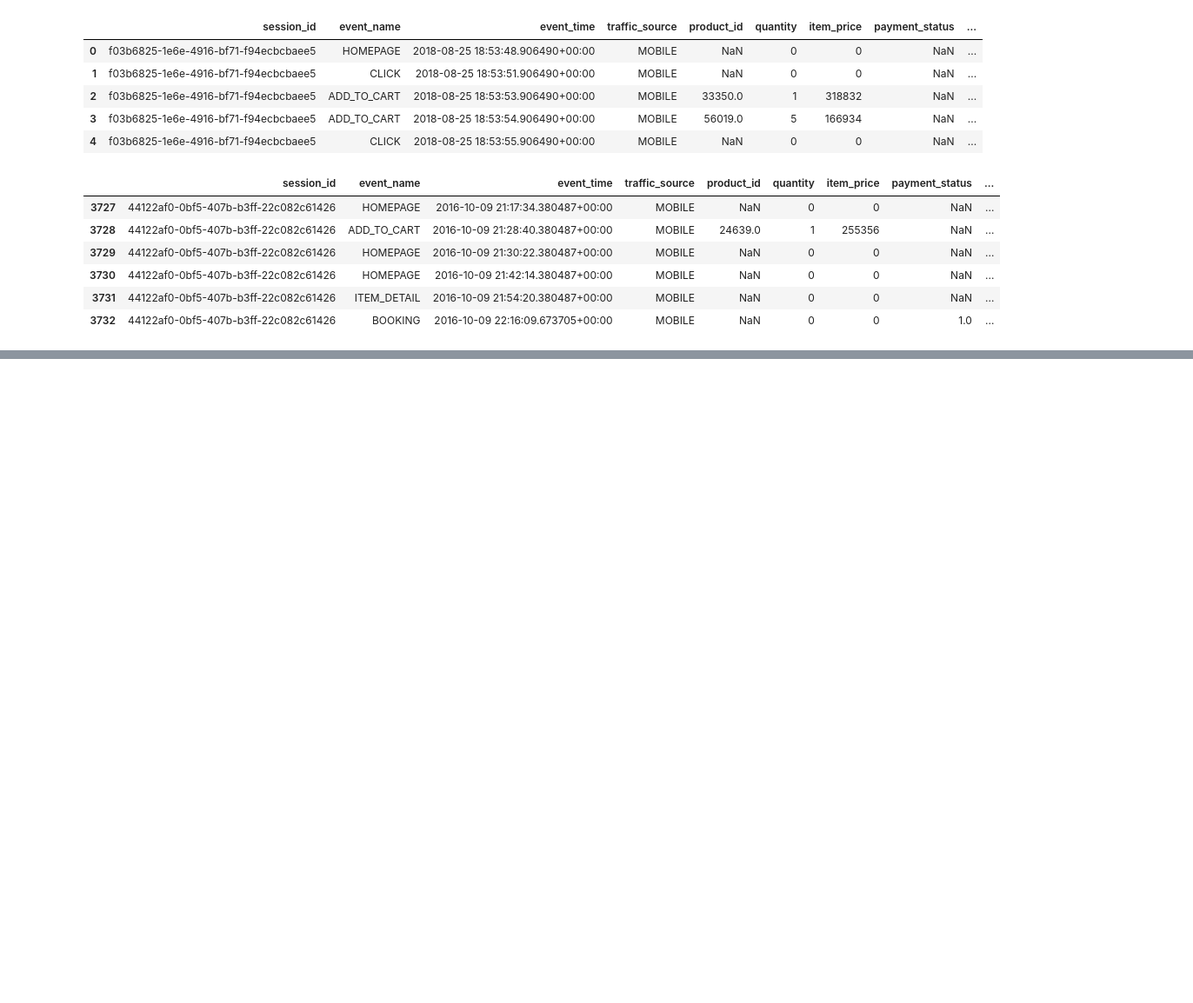
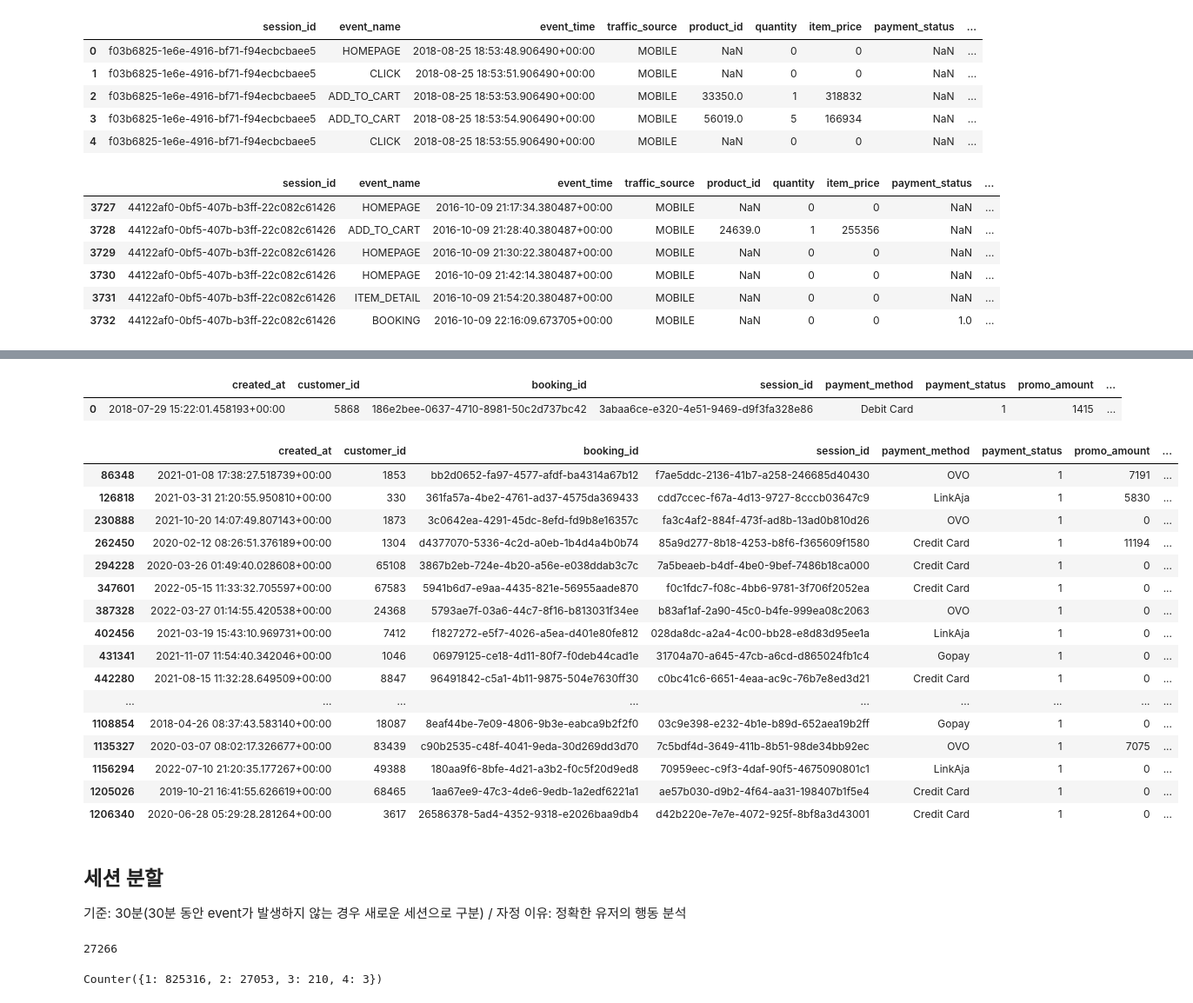
Before and after one commit to NARAEIM/tp2-da, a Jupyter notebook: test.ipynb, the cells around one changed output, grey strips where cells are left out. Shown at 87% size. Drawn from its saved outputs; the diff is of its cells as text; code cells hidden in the pictures; blank space fills up the shorter version.

```diff
--- a/test.ipynb
+++ b/test.ipynb
@@ -315,0 +343,29 @@ for id in customer.customer_id.unique():
+# %%
+transaction[transaction['session_id'] == '3abaa6ce-e320-4e51-9469-d9f3fa328e86']
+# %% [output]
+|  | created_at | customer_id | booking_id | session_id | payment_method | payment_status | promo_amount | ... |
+| 0 | 2018-07-29 15:22:01.458193+00:00 | 5868 | 186e2bee-0637-4710-8981-50c2d737bc42 | 3abaa6ce-e320-4e51-9469-d9f3fa328e86 | Debit Card | 1 | 1415 | ... |
+# %%
+transaction[transaction['product_id'] == 53759]
+# %% [output]
+|  | created_at | customer_id | booking_id | session_id | payment_method | payment_status | promo_amount | ... |
+| 86348 | 2021-01-08 17:38:27.518739+00:00 | 1853 | bb2d0652-fa97-4577-afdf-ba4314a67b12 | f7ae5ddc-2136-41b7-a258-246685d40430 | OVO | 1 | 7191 | ... |
+| 126818 | 2021-03-31 21:20:55.950810+00:00 | 330 | 361fa57a-4be2-4761-ad37-4575da369433 | cdd7ccec-f67a-4d13-9727-8cccb03647c9 | LinkAja | 1 | 5830 | ... |
+| 230888 | 2021-10-20 14:07:49.807143+00:00 | 1873 | 3c0642ea-4291-45dc-8efd-fd9b8e16357c | fa3c4af2-884f-473f-ad8b-13ad0b810d26 | OVO | 1 | 0 | ... |
+| 262450 | 2020-02-12 08:26:51.376189+00:00 | 1304 | d4377070-5336-4c2d-a0eb-1b4d4a4b0b74 | 85a9d277-8b18-4253-b8f6-f365609f1580 | Credit Card | 1 | 11194 | ... |
+| 294228 | 2020-03-26 01:49:40.028608+00:00 | 65108 | 3867b2eb-724e-4b20-a56e-e038ddab3c7c | 7a5beaeb-b4df-4be0-9bef-7486b18ca000 | Credit Card | 1 | 0 | ... |
+| 347601 | 2022-05-15 11:33:32.705597+00:00 | 67583 | 5941b6d7-e9aa-4435-821e-56955aade870 | f0c1fdc7-f08c-4bb6-9781-3f706f2052ea | Credit Card | 1 | 0 | ... |
+| 387328 | 2022-03-27 01:14:55.420538+00:00 | 24368 | 5793ae7f-03a6-44c7-8f16-b813031f34ee | b83af1af-2a90-45c0-b4fe-999ea08c2063 | OVO | 1 | 0 | ... |
+| 402456 | 2021-03-19 15:43:10.969731+00:00 | 7412 | f1827272-e5f7-4026-a5ea-d401e80fe812 | 028da8dc-a2a4-4c00-bb28-e8d83d95ee1a | LinkAja | 1 | 0 | ... |
+| 431341 | 2021-11-07 11:54:40.342046+00:00 | 1046 | 06979125-ce18-4d11-80f7-f0deb44cad1e | 31704a70-a645-47cb-a6cd-d865024fb1c4 | Gopay | 1 | 0 | ... |
+| 442280 | 2021-08-15 11:32:28.649509+00:00 | 8847 | 96491842-c5a1-4b11-9875-504e7630ff30 | c0bc41c6-6651-4eaa-ac9c-76b7e8ed3d21 | Credit Card | 1 | 0 | ... |
+| ... | ... | ... | ... | ... | ... | ... | ... | ... |
+| 1108854 | 2018-04-26 08:37:43.583140+00:00 | 18087 | 8eaf44be-7e09-4806-9b3e-eabca9b2f2f0 | 03c9e398-e232-4b1e-b89d-652aea19b2ff | Gopay | 1 | 0 | ... |
+| 1135327 | 2020-03-07 08:02:17.326677+00:00 | 83439 | c90b2535-c48f-4041-9eda-30d269dd3d70 | 7c5bdf4d-3649-411b-8b51-98de34bb92ec | OVO | 1 | 7075 | ... |
+| 1156294 | 2022-07-10 21:20:35.177267+00:00 | 49388 | 180aa9f6-8bfe-4d21-a3b2-f0c5f20d9ed8 | 70959eec-c9f3-4daf-90f5-4675090801c1 | LinkAja | 1 | 0 | ... |
+| 1205026 | 2019-10-21 16:41:55.626619+00:00 | 68465 | 1aa67ee9-47c3-4de6-9edb-1a2edf6221a1 | ae57b030-d9b2-4f64-aa31-198407b1f5e4 | Credit Card | 1 | 0 | ... |
+| 1206340 | 2020-06-28 05:29:28.281264+00:00 | 3617 | 26586378-5ad4-4352-9318-e2026baa9db4 | d42b220e-7e7e-4072-925f-8bf8a3d43001 | Credit Card | 1 | 0 | ... |
+# %% [markdown]
+## 세션 분할
+기준: 30분(30분 동안 event가 발생하지 않는 경우 새로운 세션으로 구분) / 자정
+이유: 정확한 유저의 행동 분석
@@ -315,0 +409,11 @@ for id in customer.customer_id.unique():
+# %%
+# 27266 개의 세션이 연도가 바뀌어도 이어짐
+len(over_year)
+# %% [output]
+27266
+# %%
+#리스트에서 값과 개수 파악하기
+from collections import Counter
+Counter(years)
+# %% [output]
+Counter({1: 825316, 2: 27053, 3: 210, 4: 3})
```
Also changed, not shown: parts of 23 cells of this notebook.
